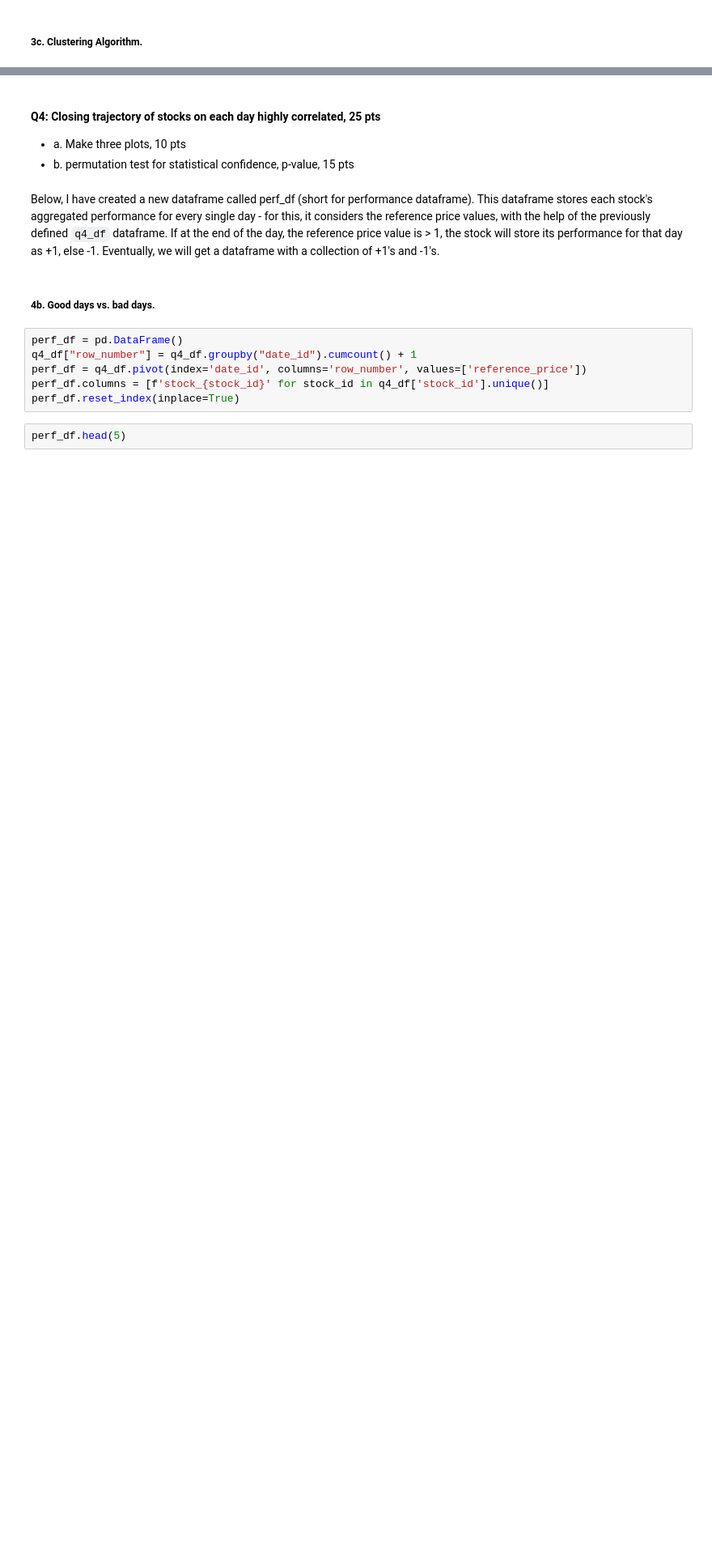
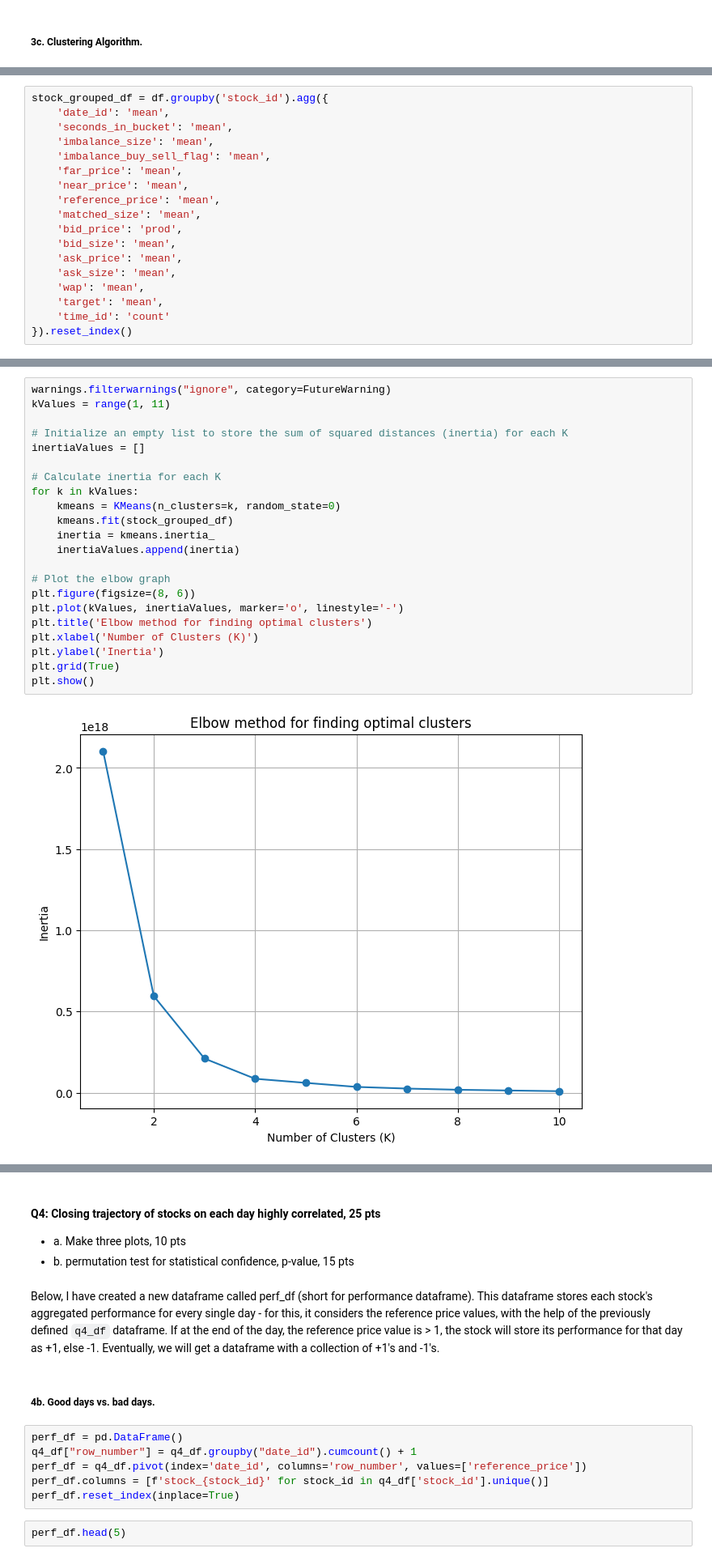
Before and after one commit to fundekaustubh/optiver-trading-challenge, a Jupyter notebook: optiver-2023-basic-submission-demo.ipynb, the cells around one changed output, grey strips where cells are left out. Shown: that part at 81% size. Drawn from its saved outputs; the diff is of its cells as text; blank space fills up the shorter version.

```diff
--- a/optiver-2023-basic-submission-demo.ipynb
+++ b/optiver-2023-basic-submission-demo.ipynb
@@ -532,0 +605,18 @@ NameError: name 'SeriesMean' is not defined
+# %%
+stock_grouped_df = df.groupby('stock_id').agg({
+    'date_id': 'mean',
+    'seconds_in_bucket': 'mean',
+    'imbalance_size': 'mean',
+    'imbalance_buy_sell_flag': 'mean',
+    'far_price': 'mean',
+    'near_price': 'mean',
+    'reference_price': 'mean',
+    'matched_size': 'mean',
+    'bid_price': 'prod',
+    'bid_size': 'mean',
+    'ask_price': 'mean',
+    'ask_size': 'mean',
+    'wap': 'mean',
+    'target': 'mean',
+    'time_id': 'count'
+}).reset_index()
@@ -532,0 +625,24 @@ NameError: name 'SeriesMean' is not defined
+# %%
+warnings.filterwarnings("ignore", category=FutureWarning)
+kValues = range(1, 11)
+
+# Initialize an empty list to store the sum of squared distances (inertia) for each K
+inertiaValues = []
+
+# Calculate inertia for each K
+for k in kValues:
+    kmeans = KMeans(n_clusters=k, random_state=0)
+    kmeans.fit(stock_grouped_df)
+    inertia = kmeans.inertia_
+    inertiaValues.append(inertia)
+
+# Plot the elbow graph
+plt.figure(figsize=(8, 6))
+plt.plot(kValues, inertiaValues, marker='o', linestyle='-')
+plt.title('Elbow method for finding optimal clusters')
+plt.xlabel('Number of Clusters (K)')
+plt.ylabel('Inertia')
+plt.grid(True)
+plt.show()
+# %% [output]
+[figure, added]
```
Also changed, not shown: parts of 24 cells of this notebook.
